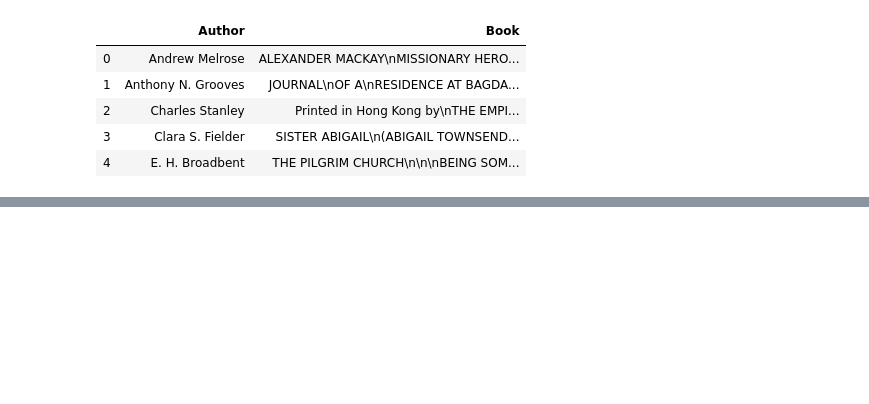
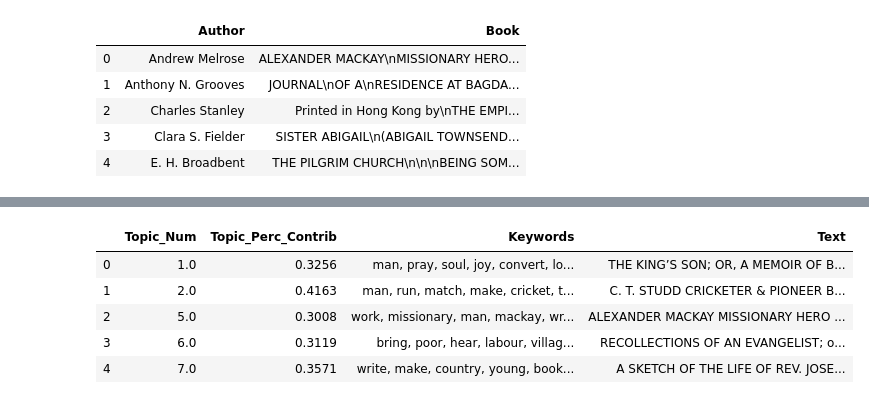
Before and after one commit to niel98/PublicMissionaryTopicTrends2, a Jupyter notebook: PublicMissionaryTrends2.1.ipynb, the cells around one changed output, grey strips where cells are left out. Drawn from its saved outputs; the diff is of its cells as text; code cells hidden in the pictures; blank space fills up the shorter version.

```diff
--- a/PublicMissionaryTrends2.1.ipynb
+++ b/PublicMissionaryTrends2.1.ipynb
@@ -49,0 +328,27 @@ data = [re.sub("\'", "", sent) for sent in data]
+# %%
+#Find most representative document for each topic
+
+sent_topics_sorteddf_mallet = pd.DataFrame()
+
+sent_topics_outdf_grpd = df_topic_sents_keywords.groupby('Dominant_Topic')
+
+for i, grp in sent_topics_outdf_grpd:
+    sent_topics_sorteddf_mallet = pd.concat([sent_topics_sorteddf_mallet,
+                                             grp.sort_values(['Perc_Contribution'], ascending=[0]).head(1)],
+                                            axis=0)
+
+# Reset Index
+sent_topics_sorteddf_mallet.reset_index(drop=True, inplace=True)
+
+# Format
+sent_topics_sorteddf_mallet.columns = ['Topic_Num', "Topic_Perc_Contrib", "Keywords", "Text"]
+
+# Show
+sent_topics_sorteddf_mallet.head()
+# %% [output]
+|  | Topic_Num | Topic_Perc_Contrib | Keywords | Text |
+| 0 | 1.0 | 0.3256 | man, pray, soul, joy, convert, lo... | THE KING’S SON; OR, A MEMOIR OF B... |
+| 1 | 2.0 | 0.4163 | man, run, match, make, cricket, t... | C. T. STUDD CRICKETER & PIONEER B... |
+| 2 | 5.0 | 0.3008 | work, missionary, man, mackay, wr... | ALEXANDER MACKAY MISSIONARY HERO ... |
+| 3 | 6.0 | 0.3119 | bring, poor, hear, labour, villag... | RECOLLECTIONS OF AN EVANGELIST; o... |
+| 4 | 7.0 | 0.3571 | write, make, country, young, book... | A SKETCH OF THE LIFE OF REV. JOSE... |
```
Also changed, not shown: parts of 21 cells of this notebook.
